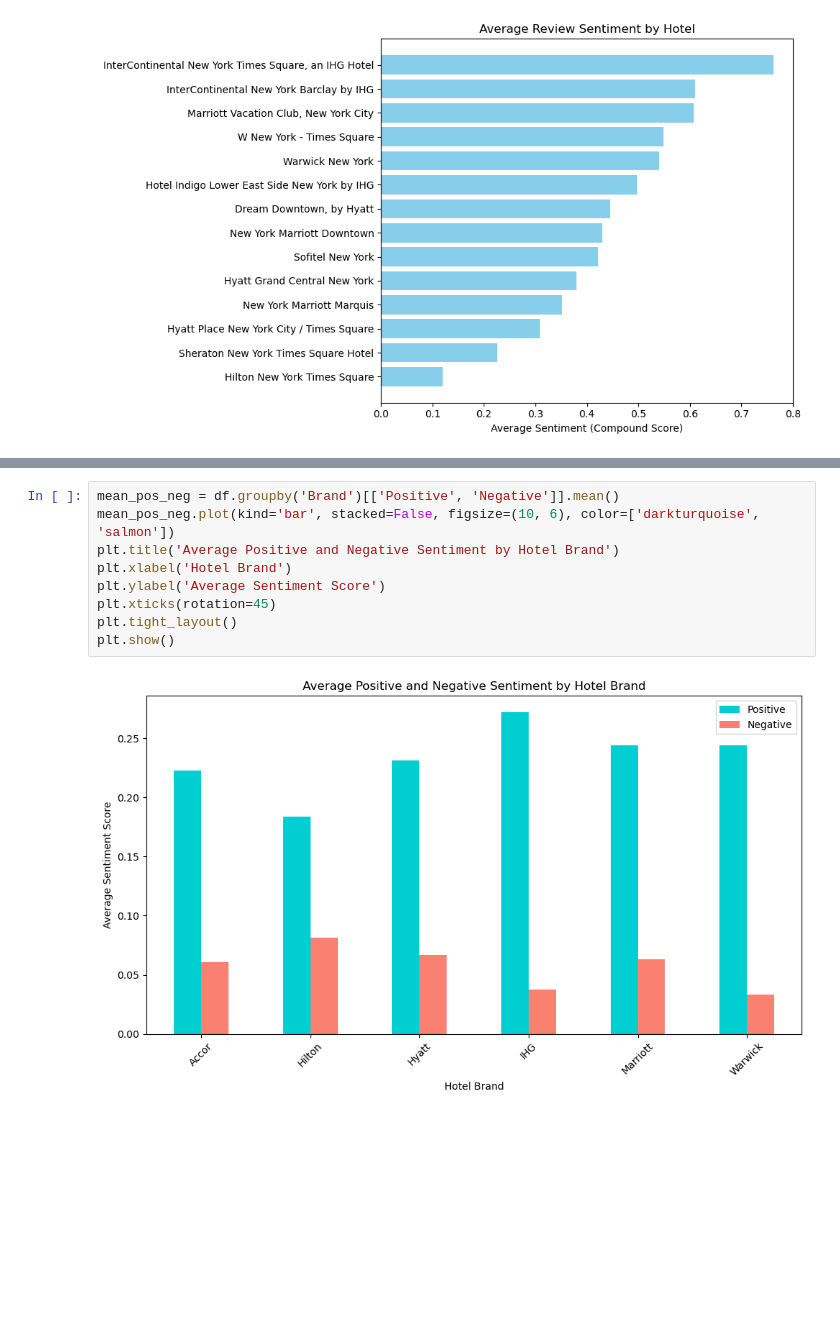
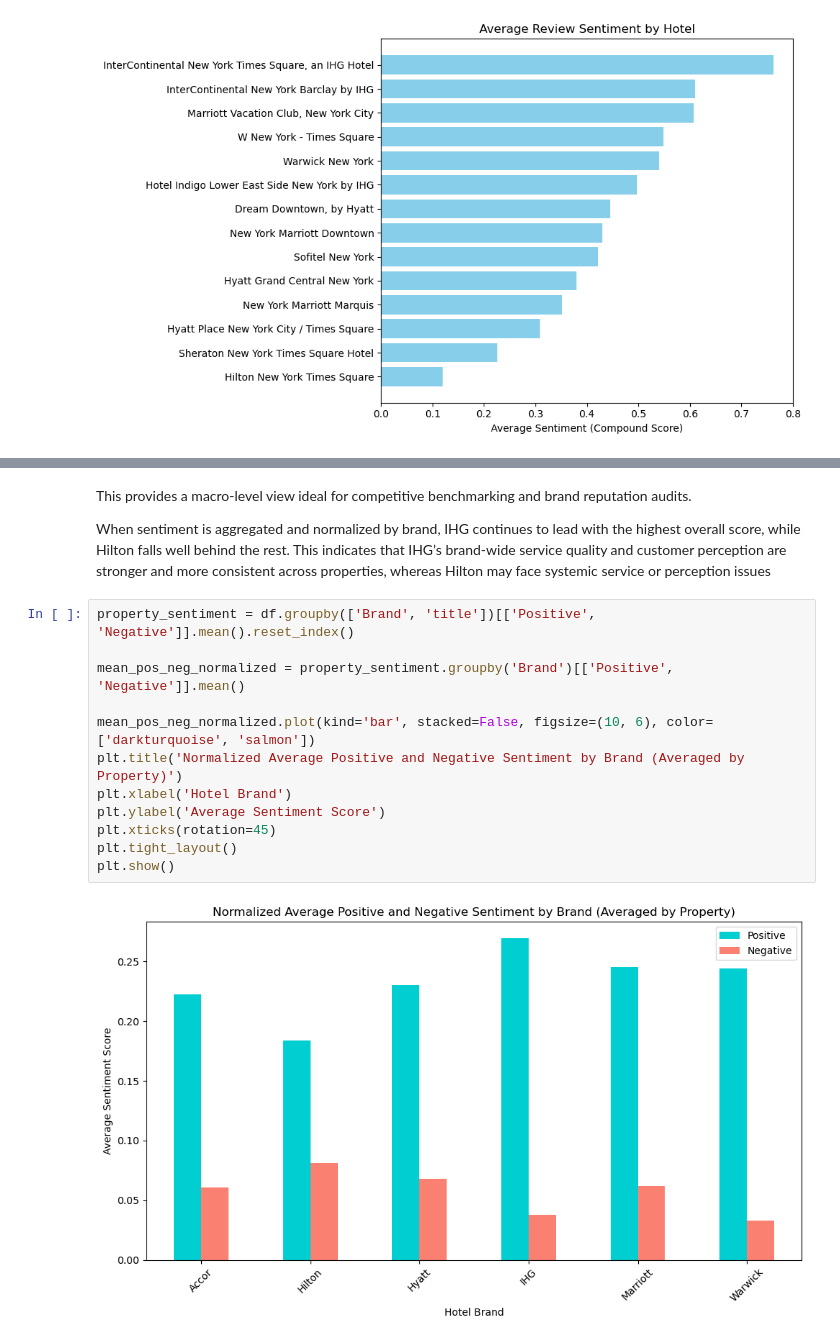
Before and after one commit to hanphamhong/hotel-seo-audit-project, a Jupyter notebook: sentiment_analysis_50.ipynb, the cells around one changed output, grey strips where cells are left out. Drawn from its saved outputs; the diff is of its cells as text; blank space fills up the shorter version.

```diff
--- a/sentiment_analysis_50.ipynb
+++ b/sentiment_analysis_50.ipynb
@@ -187,11 +218,18 @@ plt.show()
-# %%
-mean_pos_neg = df.groupby('Brand')[['Positive', 'Negative']].mean()
-mean_pos_neg.plot(kind='bar', stacked=False, figsize=(10, 6), color=['darkturquoise', 'salmon'])
-plt.title('Average Positive and Negative Sentiment by Hotel Brand')
-plt.xlabel('Hotel Brand')
-plt.ylabel('Average Sentiment Score')
-plt.xticks(rotation=45)
-plt.tight_layout()
-plt.show()
-# %% [output]
-[figure, removed]
+# %% [markdown]
+This provides a macro-level view ideal for competitive benchmarking and brand reputation audits.
+
+When sentiment is aggregated and normalized by brand, IHG continues to lead with the highest overall score, while Hilton falls well behind the rest. This indicates that IHG’s brand-wide service quality and customer perception are stronger and more consistent across properties, whereas Hilton may face systemic service or perception issues
+# %%
+property_sentiment = df.groupby(['Brand', 'title'])[['Positive', 'Negative']].mean().reset_index()
+
+mean_pos_neg_normalized = property_sentiment.groupby('Brand')[['Positive', 'Negative']].mean()
+
+mean_pos_neg_normalized.plot(kind='bar', stacked=False, figsize=(10, 6), color=['darkturquoise', 'salmon'])
+plt.title('Normalized Average Positive and Negative Sentiment by Brand (Averaged by Property)')
+plt.xlabel('Hotel Brand')
+plt.ylabel('Average Sentiment Score')
+plt.xticks(rotation=45)
+plt.tight_layout()
+plt.show()
+# %% [output]
+[figure, added]
```
Also changed, not shown: parts of 29 cells of this notebook.
